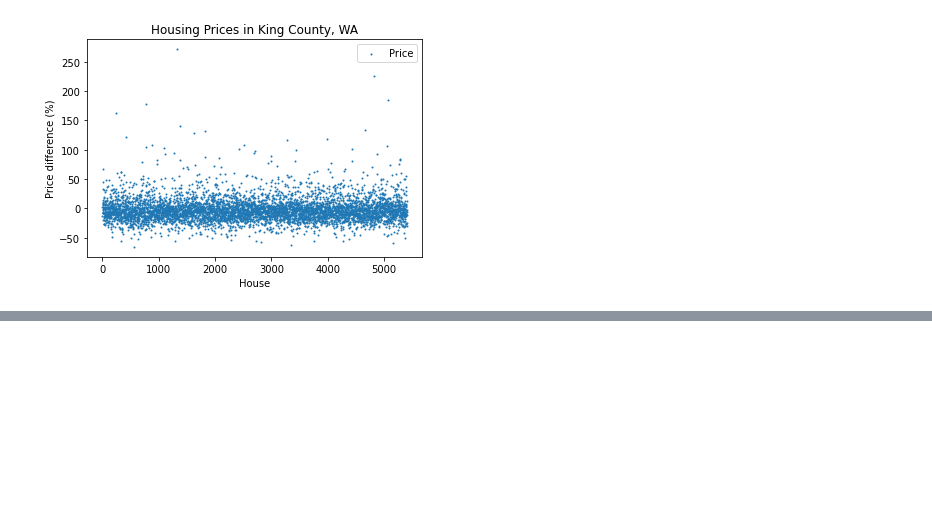
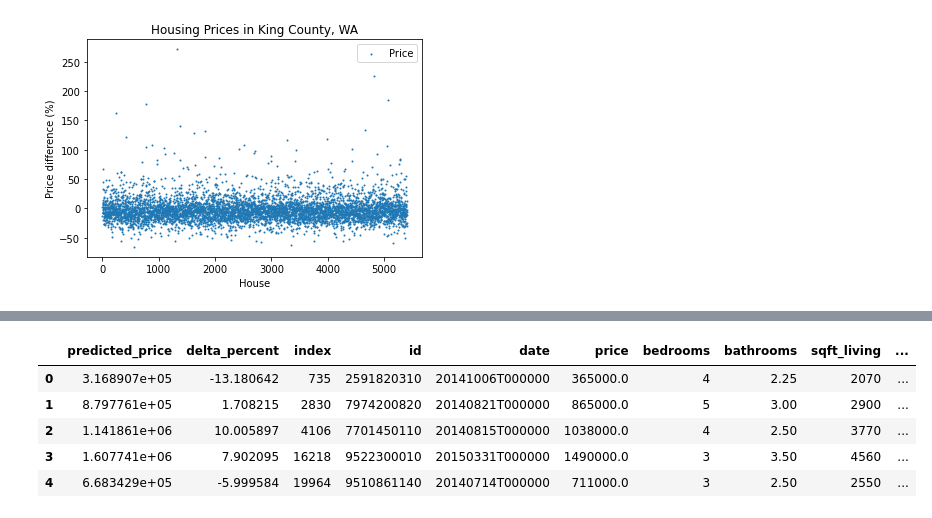
Before and after one commit to msiddalingaiah/MachineLearning, a Jupyter notebook: Regression/DeepHousingModel.ipynb, the cells around one changed output, grey strips where cells are left out. Saved outputs shown, nothing was run; the diff lists cells and outputs as text; code cells hidden in the pictures; blank space fills up the shorter version.

```diff
--- a/Regression/DeepHousingModel.ipynb
+++ b/Regression/DeepHousingModel.ipynb
@@ -118,0 +126,10 @@ plt.show()
+# %%
+df = pd.concat([predDF, testDF.reset_index()], axis=1)
+df.head()
+# %% [output]
+|  | predicted_price | delta_percent | index | id | date | price | bedrooms | bathrooms | sqft_living | ... |
+| 0 | 3.168907e+05 | -13.180642 | 735 | 2591820310 | 20141006T000000 | 365000.0 | 4 | 2.25 | 2070 | ... |
+| 1 | 8.797761e+05 | 1.708215 | 2830 | 7974200820 | 20140821T000000 | 865000.0 | 5 | 3.00 | 2900 | ... |
+| 2 | 1.141861e+06 | 10.005897 | 4106 | 7701450110 | 20140815T000000 | 1038000.0 | 4 | 2.50 | 3770 | ... |
+| 3 | 1.607741e+06 | 7.902095 | 16218 | 9522300010 | 20150331T000000 | 1490000.0 | 3 | 3.50 | 4560 | ... |
+| 4 | 6.683429e+05 | -5.999584 | 19964 | 9510861140 | 20140714T000000 | 711000.0 | 3 | 2.50 | 2550 | ... |
```
Also changed, not shown: parts of 7 cells of this notebook.
